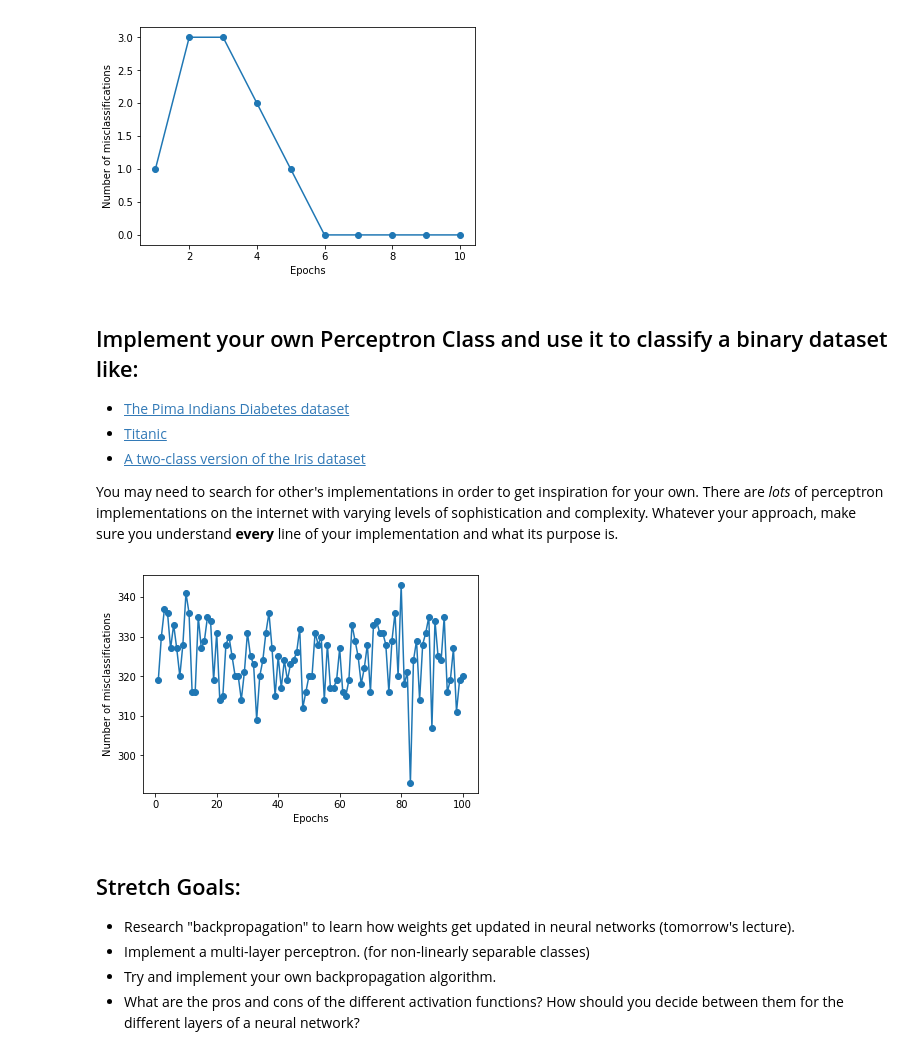
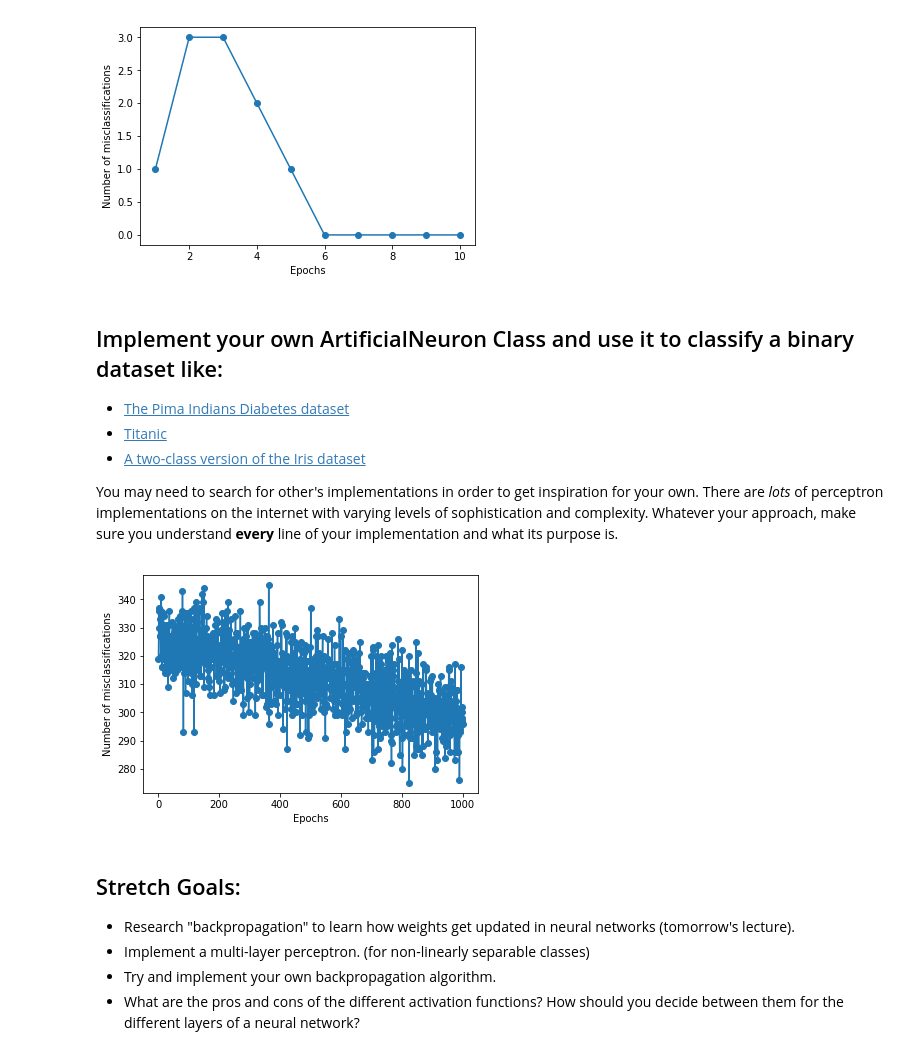
Before and after one commit to chrisluedtke/data-science-journal, a Jupyter notebook: 15-Neural-Networks/01_Intro_to_NN_Assignment.ipynb, the cells around one changed output. Saved outputs shown, nothing was run; the diff lists cells and outputs as text; code cells hidden in the pictures.

Commit message:
specify AN vs Perceptron

```diff
--- a/15-Neural-Networks/01_Intro_to_NN_Assignment.ipynb
+++ b/15-Neural-Networks/01_Intro_to_NN_Assignment.ipynb
@@ -32,20 +32,21 @@ import numpy as np
 import pandas as pd
 import matplotlib.pyplot as plt
 
-class Perceptron(object):
+class ArtificialNeuron(object):
     def __init__(self, rate = 0.1, n_iter = 10):
         self.rate = rate
         self.n_iter = n_iter
 
     def fit(self, X, y):
-        self.weights = np.zeros(X.shape[1] + 1)
+        self.weights = np.zeros(X.shape[1] + 1)  # add a weight for bias term
         self.errors = []
 
         for i in range(self.n_iter):
             err = 0
             for x_i, y_i in zip(X, y):
-                delta_w = self.rate * (y_i - self.predict(x_i))
-                self.weights[0] += delta_w
+                y_predict = self.predict(x_i)
+                delta_w = self.rate * (y_i - y_predict)
+                self.weights[0] += delta_w  # bias
                 self.weights[1:] += delta_w * x_i
                 err += int(delta_w != 0.0)
             self.errors.append(err)
@@ -54,7 +55,7 @@ class Perceptron(object):
 
     def predict(self, X):
         net_input = np.dot(X, self.weights[1:]) + self.weights[0]
-        return np.where(net_input >= 0.0, 1, -1)
+        return np.where(net_input >= 0.0, 1, -1)  # step funtion
 # %%
 df = pd.DataFrame({
     'x1':[0, 1, 0, 1],
@@ -73,7 +74,7 @@ plt.show()
 # %% [output]
 [figure]
 # %% [markdown]
-## Implement your own Perceptron Class and use it to classify a binary dataset like:
+## Implement your own ArtificialNeuron Class and use it to classify a binary dataset like:
 - [The Pima Indians Diabetes dataset](https://raw.githubusercontent.com/ryanleeallred/datasets/master/diabetes.csv)
 - [Titanic](https://raw.githubusercontent.com/ryanleeallred/datasets/master/titanic.csv)
 - [A two-class version of the Iris dataset](https://raw.githubusercontent.com/ryanleeallred/datasets/master/Iris.csv)
@@ -82,19 +83,19 @@ You may need to search for other's implementations in order to get inspiration f
 # %%
 df = pd.read_csv('https://raw.githubusercontent.com/'
                  'ryanleeallred/datasets/master/'
                  'diabetes.csv')
 
 target = 'Outcome'
 X = df.drop(columns=target).values
 y = df[target] * 2 - 1
-pn = Perceptron(rate=0.1, n_iter=100)
-pn.fit(X, y)
-plt.plot(range(1, len(pn.errors) + 1), pn.errors, marker='o')
+neuron = ArtificialNeuron(rate=0.1, n_iter=1000)
+neuron.fit(X, y)
+plt.plot(range(1, len(neuron.errors) + 1), neuron.errors, marker='o')
 plt.xlabel('Epochs')
 plt.ylabel('Number of misclassifications')
 plt.show()
 # %% [output]
-[figure, old version]
+[figure, new version]
 # %% [markdown]
 ## Stretch Goals:
 
```
Also changed, not shown: parts of 3 cells of this notebook, 1 other file.
